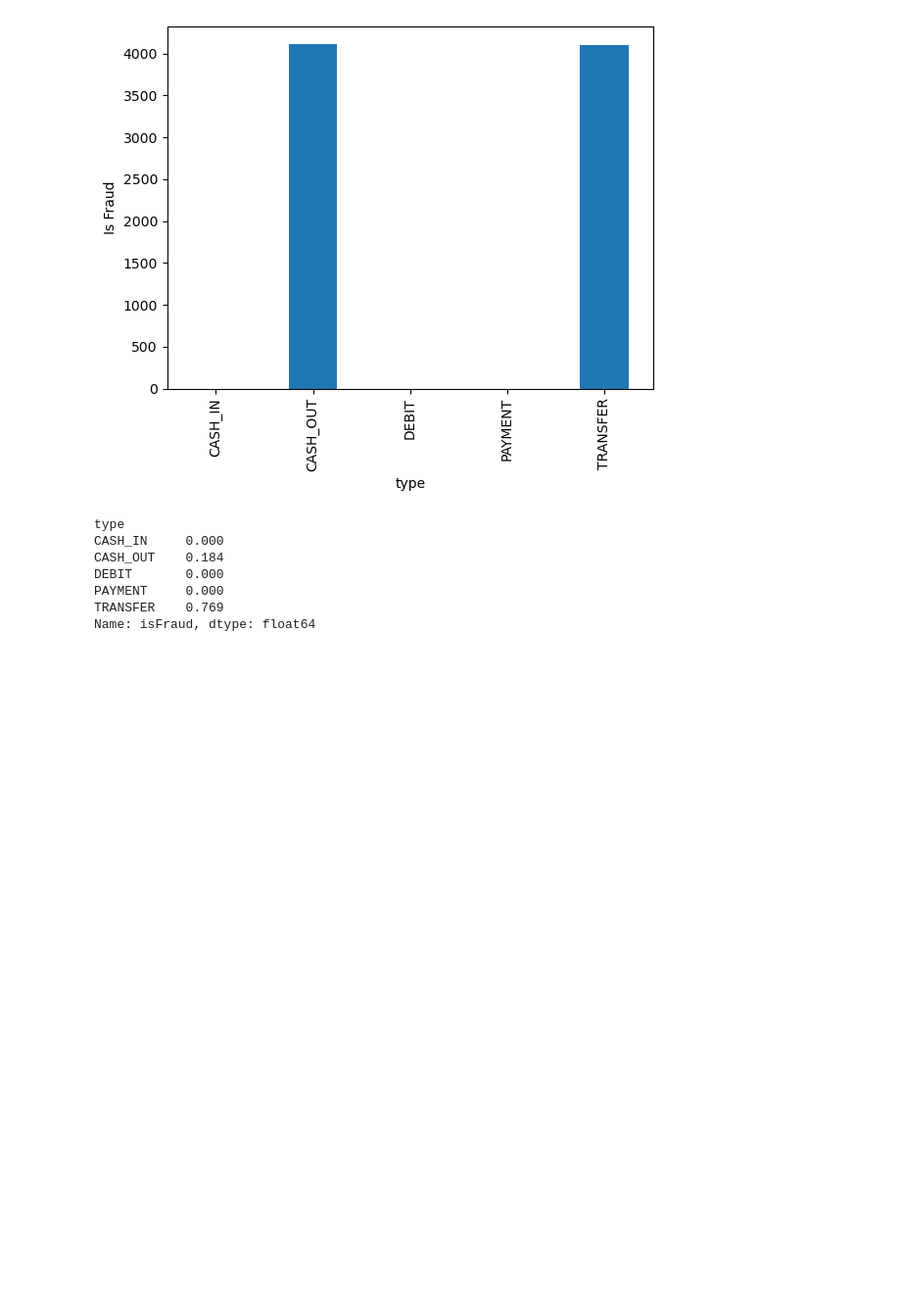
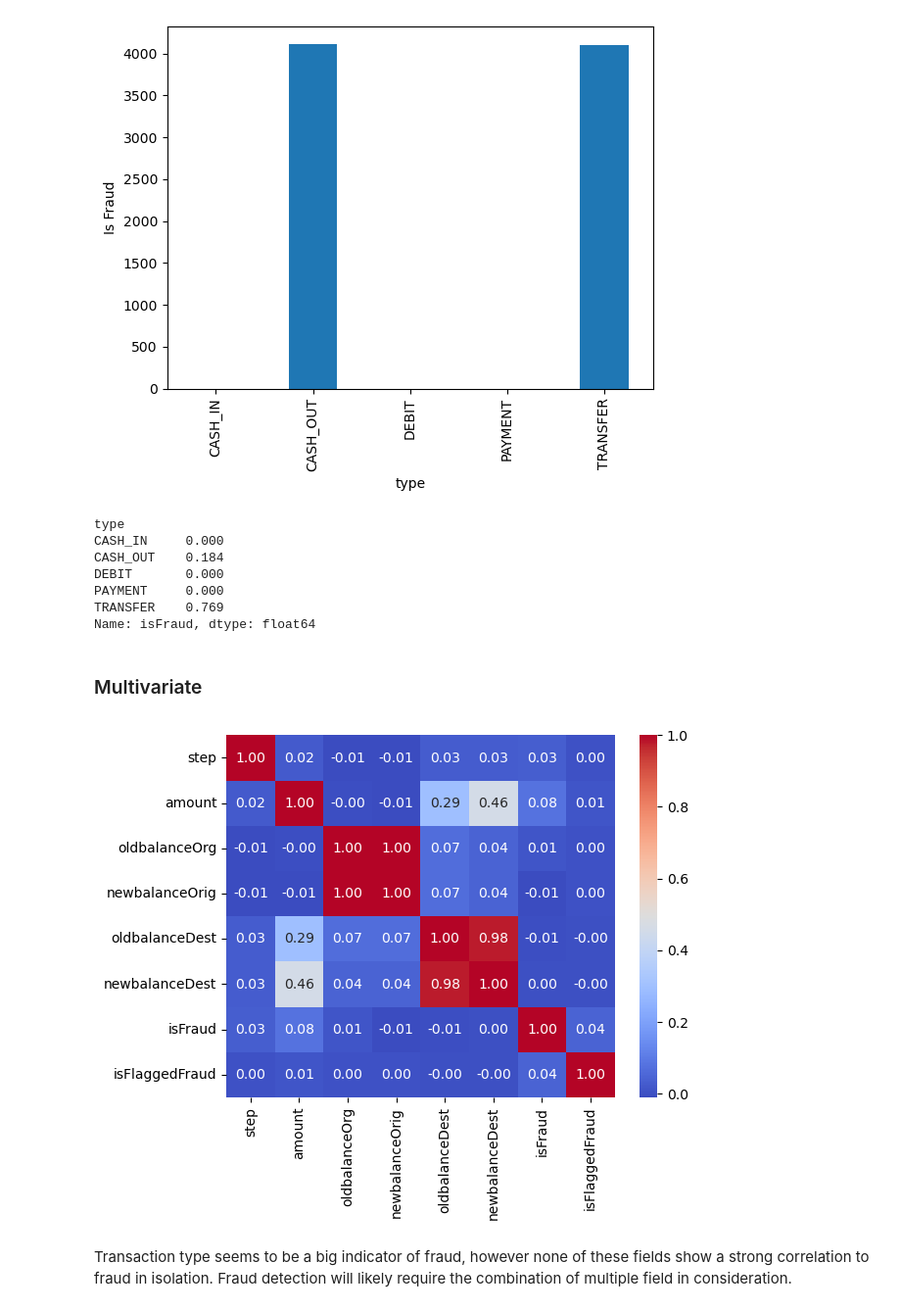
Before and after one commit to Sheryl122/Financial-Fraud-Analysis, a Jupyter notebook: code/eda.ipynb, the cells around one changed output. Shown at 98% size. Saved outputs shown, nothing was run; the diff lists cells and outputs as text; code cells hidden in the pictures; blank space fills up the shorter version.

```diff
--- a/code/eda.ipynb
+++ b/code/eda.ipynb
@@ -84,3 +110,12 @@ DEBIT       0.000
 PAYMENT     0.000
 TRANSFER    0.769
 Name: isFraud, dtype: float64
+# %% [markdown]
+### Multivariate
+# %%
+sns.heatmap(df.corr(numeric_only=True), annot=True, fmt='.2f', cmap='coolwarm')
+plt.show()
+# %% [output]
+[figure, added]
+# %% [markdown]
+Transaction type seems to be a big indicator of fraud, however none of these fields show a strong correlation to fraud in isolation. Fraud detection will likely require the combination of multiple field in consideration.
```
Also changed, not shown: parts of 6 cells of this notebook.
